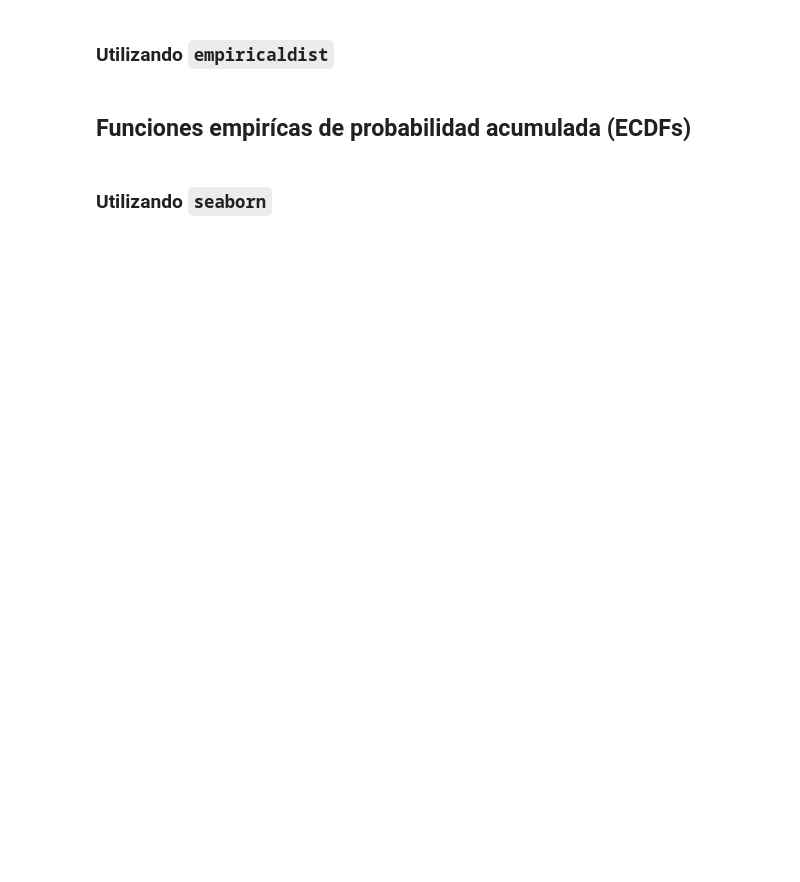
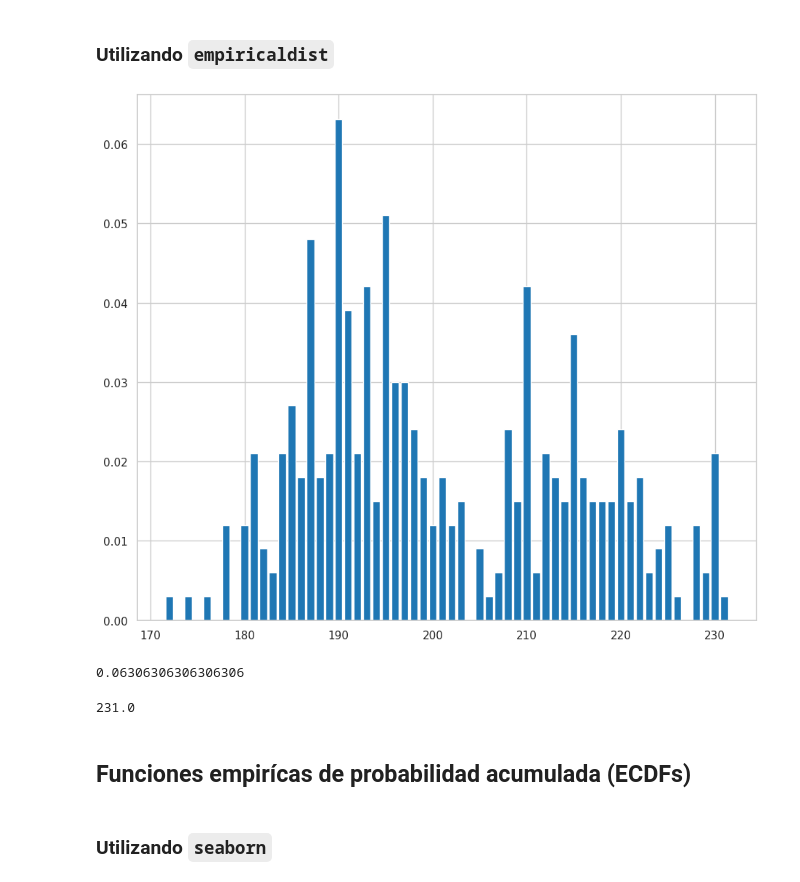
Before and after one commit to dionicio-alberto/Analisis-Explotarorio-De-Datos, a Jupyter notebook: curso.ipynb, the cells around one changed output. Drawn from its saved outputs; the diff is of its cells as text; code cells hidden in the pictures; blank space fills up the shorter version.

```diff
--- a/curso.ipynb
+++ b/curso.ipynb
@@ -538,5 +660,22 @@ def freedman_diaconis_bindwidth(x: pd.Series) -> float:
 # %% [markdown]
 ### Utilizando `empiricaldist`
+# %%
+pmf_flipper_length_mm = empiricaldist.Pmf.from_seq(
+    process_penguin.flipper_length_mm,
+    normalize=True
+)
+# %%
+pmf_flipper_length_mm.bar()
+# %% [output]
+[figure, added]
+# %%
+pmf_flipper_length_mm(190)
+# %% [output]
+0.06306306306306306
+# %%
+process_penguin.flipper_length_mm.max()
+# %% [output]
+231.0
 # %% [markdown]
 ## Funciones empirícas de probabilidad acumulada (ECDFs)
 # %% [markdown]
```
Also changed, not shown: parts of 22 cells of this notebook, 1 other file.
